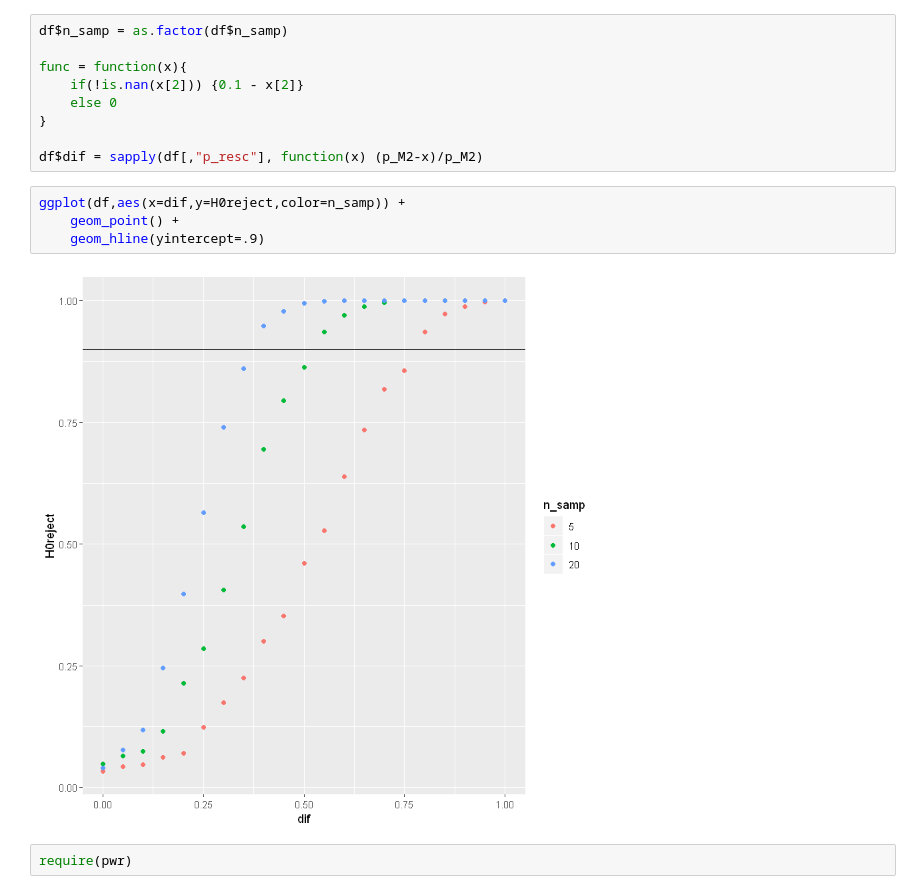
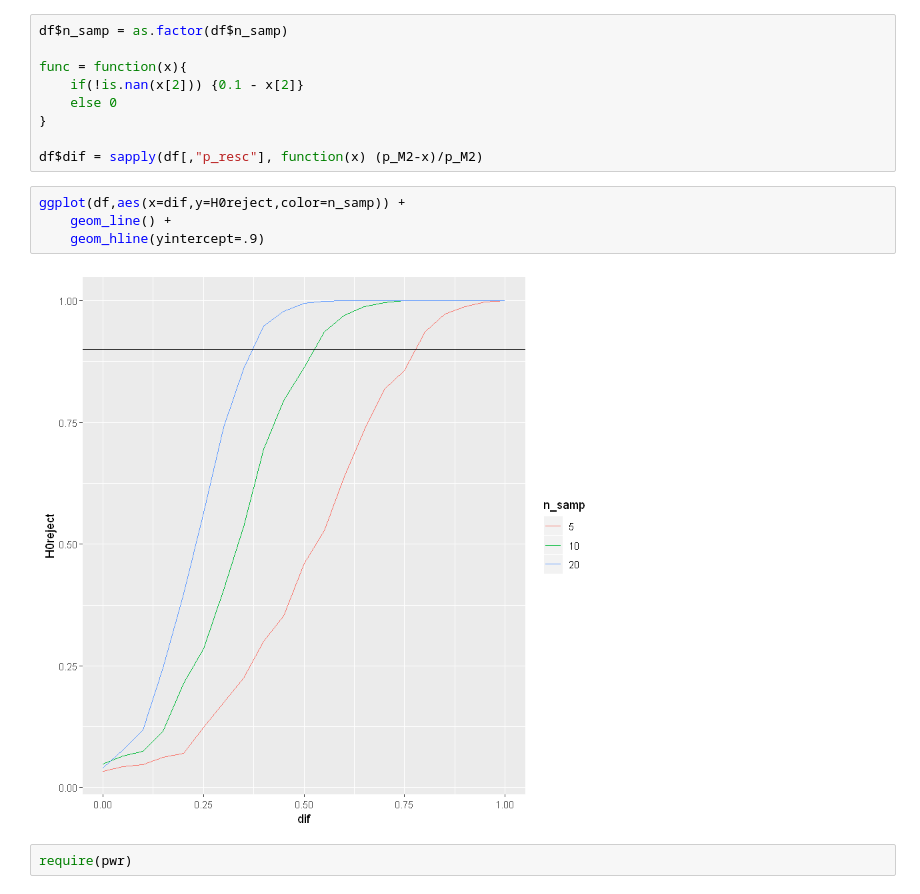
Before and after one commit to tpaixao/stats_with_r_tutorial, a Jupyter notebook: notebooks/Counts_and_Proportions.ipynb, the cells around one changed output. Cells and saved outputs as stored; diff of their text form.

```diff
--- a/notebooks/Counts_and_Proportions.ipynb
+++ b/notebooks/Counts_and_Proportions.ipynb
@@ -264,10 +264,10 @@ func = function(x){
 df$dif = sapply(df[,"p_resc"], function(x) (p_M2-x)/p_M2)
 # %%
 ggplot(df,aes(x=dif,y=H0reject,color=n_samp)) +
-    geom_point() +
+    geom_line() +
     geom_hline(yintercept=.9)
 # %% [output]
-[figure, old version]
+[figure, new version]
 # %%
 require(pwr)
 # %% [output]
```
